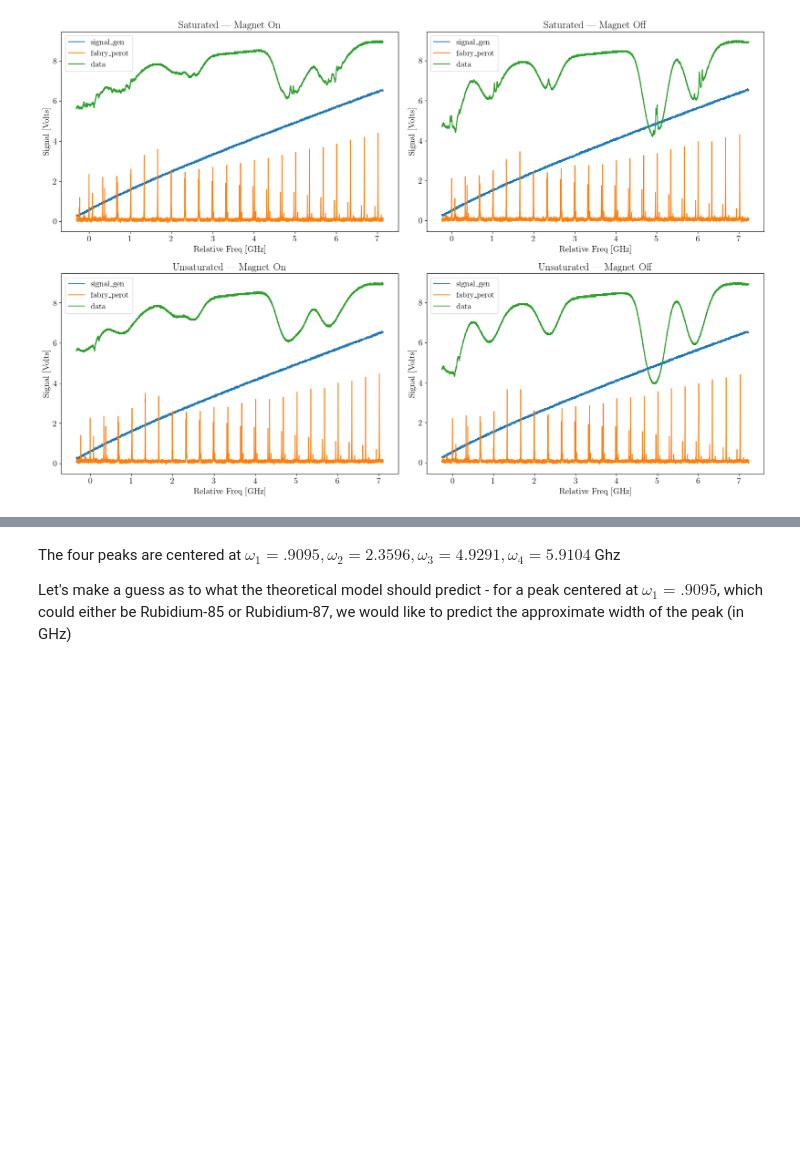
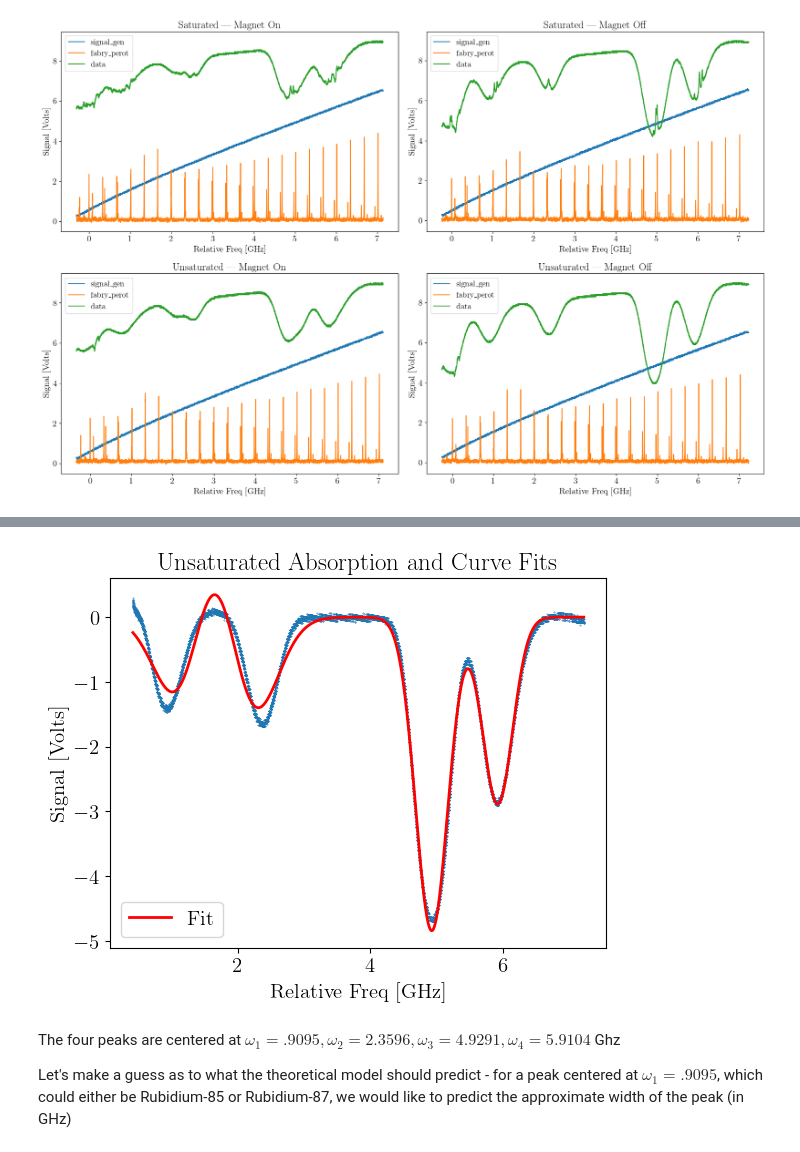
Before and after one commit to andres-luengo/alden-andres-max-most-dangerous-4450-trio, a Jupyter notebook: rb-spectroscopy/doppler_broadening.ipynb, the cells around one changed output, grey strips where cells are left out. Cells and saved outputs as stored; diff of their text form; code cells hidden in the pictures; blank space fills up the shorter version.

```diff
--- a/rb-spectroscopy/doppler_broadening.ipynb
+++ b/rb-spectroscopy/doppler_broadening.ipynb
@@ -276,0 +254,81 @@ T(x) = (-2.970487098096827 ± 0.009209064252259877) * exp[-(8.521771746440931 ±
+# %%
+fits = []
+
+# transform data by subtracting the power curve fit
+
+
+def trim_leading_nans(x, y):
+    first_valid = np.argmax(~np.isnan(y))
+    return x[first_valid:], y[first_valid:]
+
+xdata, ydata = trim_leading_nans(freqs, signal-power_curve_fit)
+
+#  model: a * np.exp(-b * (x - x0)**2) + c * x + d
+a1_guess = -2
+x1_guess = 1
+b1_guess = .7
+
+a2_guess = -2
+x2_guess = 2.
+b2_guess = .7
+
+a3_guess = -4
+x3_guess = 5
+b3_guess = .7
+
+a4_guess = -3
+x4_guess = 6
+b4_guess = .7
+
+p0 = [a1_guess, x1_guess, b1_guess, a2_guess, x2_guess, b2_guess, a3_guess, x3_guess, b3_guess, a4_guess, x4_guess, b4_guess]
+print(f"p0: {p0}")
+# optional bounds
+# bounds = (
+#     [xdata.min(), -np.inf, 0, -np.inf, -np.inf],   # lower
+#     [xdata.max(), 0,      np.inf, np.inf,  np.inf] # upper
+# )
+
+popt, pcov = scipy.optimize.curve_fit(
+    absorption_model,
+    xdata,
+    ydata,
+    p0=p0,
+    #bounds=bounds,
+    maxfev=20000
+)
+
+print(popt)
+fits.append((popt, pcov))
+
+# # fitted parameters
+# x0_fit, a_fit, b_fit, c_fit, d_fit = popt
+
+# # uncertainties (standard deviation of parameters)
+# perr = np.sqrt(np.diag(pcov))
+
+# # helper for 4 significant figures
+# def fmt(x):
+#     return f"{x:.4g}"
+
+# # formatted model string
+# model_str = (
+#     f"T(x) = ({a_fit} ± {perr[1]}) * exp[-({b_fit} ± {perr[2]}) (x - ({x0_fit} ± {perr[0]}))^2] "
+#     f"+ ({c_fit} ± {perr[3]}) x + ({d_fit} ± {perr[4]})"
+# )
+
+# print(f"Peak {i+1} fit:")
+# print(model_str)
+
+# fitted curve
+xfit = np.linspace(xdata.min(), xdata.max(), 2000)
+yfit = absorption_model(xfit, *popt)
+plt.plot(xfit, yfit, linewidth=2, label=f"Fit",color="Red")
+plt.scatter(xdata, ydata,s=.1)
+
+plt.xlabel("Relative Freq [GHz]")
+plt.ylabel("Signal [Volts]")
+plt.title("Unsaturated Absorption and Curve Fits")
+plt.legend()
+# plt.savefig("DopplerFits.png")
+plt.show()
+# %% [output]
@@ -277,3 +339,4 @@ T(x) = (-2.970487098096827 ± 0.009209064252259877) * exp[-(8.521771746440931 ±
+[figure, added]
 # %% [markdown]
 The four peaks are centered at $\omega_1=.9095, \omega_2=2.3596, \omega_3=4.9291, \omega_4=5.9104$ Ghz
 
```
Also changed, not shown: parts of 5 cells of this notebook.
